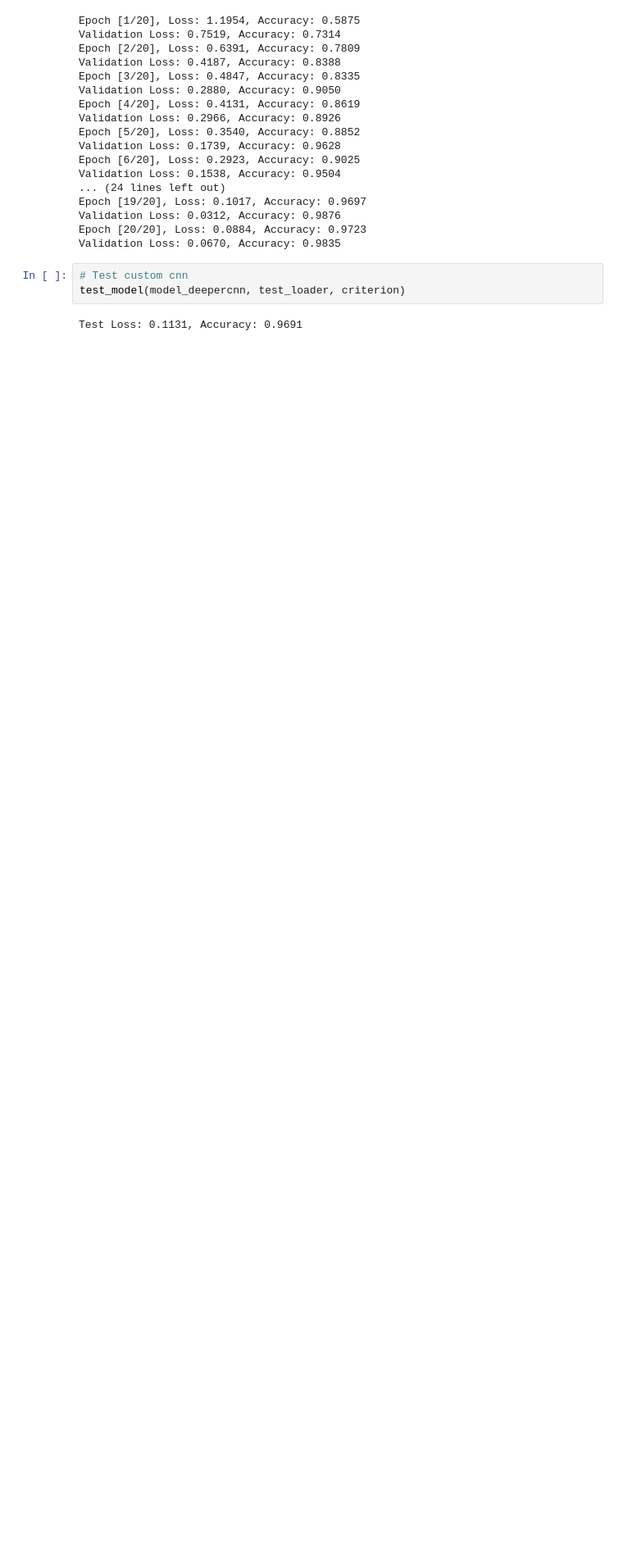
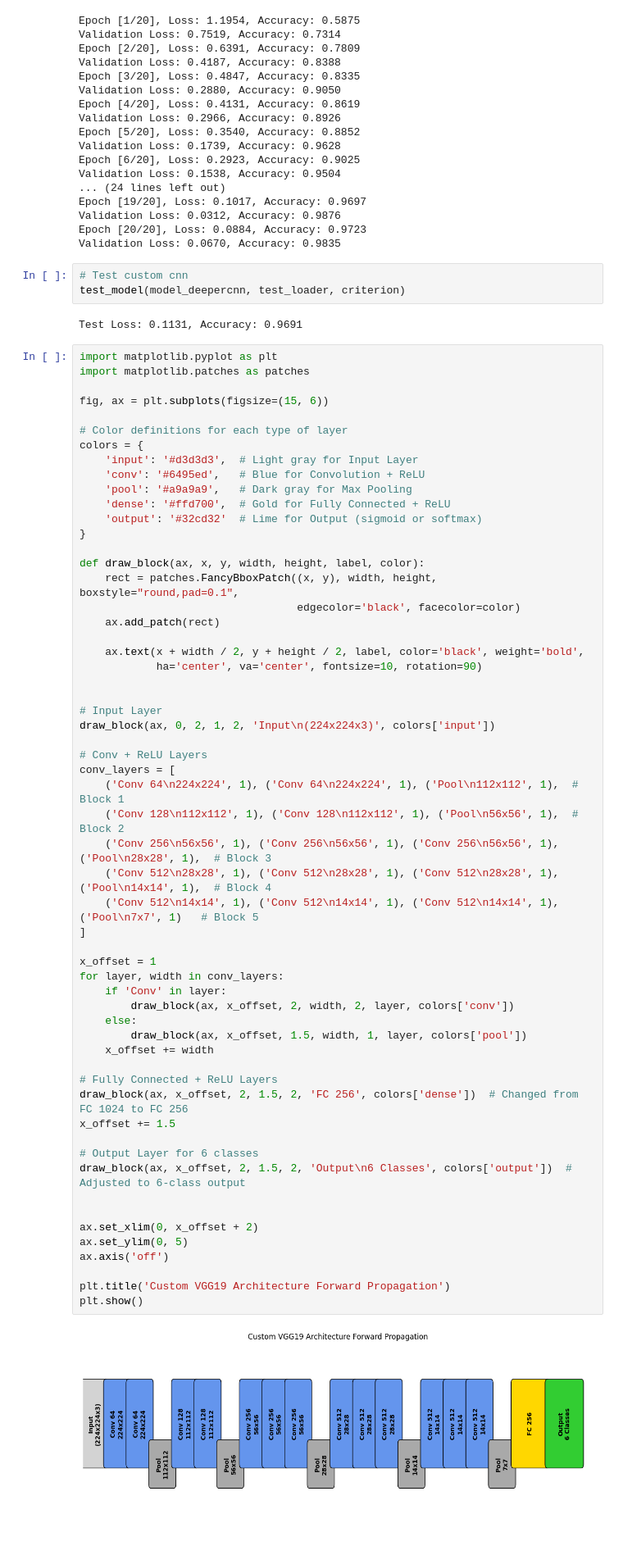
Before and after one commit to Incharajayaram/Micro-Classify, a Jupyter notebook: ml_model/notebooks/notebook.ipynb, the cells around one changed output. Shown at 82% size. Cells and saved outputs as stored; diff of their text form; blank space fills up the shorter version.

Commit message:
added model architecture visualization

```diff
--- a/ml_model/notebooks/notebook.ipynb
+++ b/ml_model/notebooks/notebook.ipynb
@@ -410,3 +410,63 @@ Validation Loss: 0.0670, Accuracy: 0.9835
 test_model(model_deepercnn, test_loader, criterion)
 # %% [output]
 Test Loss: 0.1131, Accuracy: 0.9691
+# %%
+import matplotlib.pyplot as plt
+import matplotlib.patches as patches
+
+fig, ax = plt.subplots(figsize=(15, 6))
+
+# Color definitions for each type of layer
+colors = {
+    'input': '#d3d3d3',  # Light gray for Input Layer
+    'conv': '#6495ed',   # Blue for Convolution + ReLU
+    'pool': '#a9a9a9',   # Dark gray for Max Pooling
+    'dense': '#ffd700',  # Gold for Fully Connected + ReLU
+    'output': '#32cd32'  # Lime for Output (sigmoid or softmax)
+}
+
+def draw_block(ax, x, y, width, height, label, color):
+    rect = patches.FancyBboxPatch((x, y), width, height, boxstyle="round,pad=0.1",
+                                  edgecolor='black', facecolor=color)
+    ax.add_patch(rect)
+
+    ax.text(x + width / 2, y + height / 2, label, color='black', weight='bold',
+            ha='center', va='center', fontsize=10, rotation=90)
+
+
+# Input Layer
+draw_block(ax, 0, 2, 1, 2, 'Input\n(224x224x3)', colors['input'])
+
+# Conv + ReLU Layers
+conv_layers = [
+    ('Conv 64\n224x224', 1), ('Conv 64\n224x224', 1), ('Pool\n112x112', 1),  # Block 1
+    ('Conv 128\n112x112', 1), ('Conv 128\n112x112', 1), ('Pool\n56x56', 1),  # Block 2
+    ('Conv 256\n56x56', 1), ('Conv 256\n56x56', 1), ('Conv 256\n56x56', 1), ('Pool\n28x28', 1),  # Block 3
+    ('Conv 512\n28x28', 1), ('Conv 512\n28x28', 1), ('Conv 512\n28x28', 1), ('Pool\n14x14', 1),  # Block 4
+    ('Conv 512\n14x14', 1), ('Conv 512\n14x14', 1), ('Conv 512\n14x14', 1), ('Pool\n7x7', 1)   # Block 5
+]
+
+x_offset = 1
+for layer, width in conv_layers:
+    if 'Conv' in layer:
+        draw_block(ax, x_offset, 2, width, 2, layer, colors['conv'])
+    else:
+        draw_block(ax, x_offset, 1.5, width, 1, layer, colors['pool'])
+    x_offset += width
+
+# Fully Connected + ReLU Layers
+draw_block(ax, x_offset, 2, 1.5, 2, 'FC 256', colors['dense'])  # Changed from FC 1024 to FC 256
+x_offset += 1.5
+
+# Output Layer for 6 classes
+draw_block(ax, x_offset, 2, 1.5, 2, 'Output\n6 Classes', colors['output'])  # Adjusted to 6-class output
+
+
+ax.set_xlim(0, x_offset + 2)
+ax.set_ylim(0, 5)
+ax.axis('off')
+
+plt.title('Custom VGG19 Architecture Forward Propagation')
+plt.show()
+# %% [output]
+[figure, added]
```
